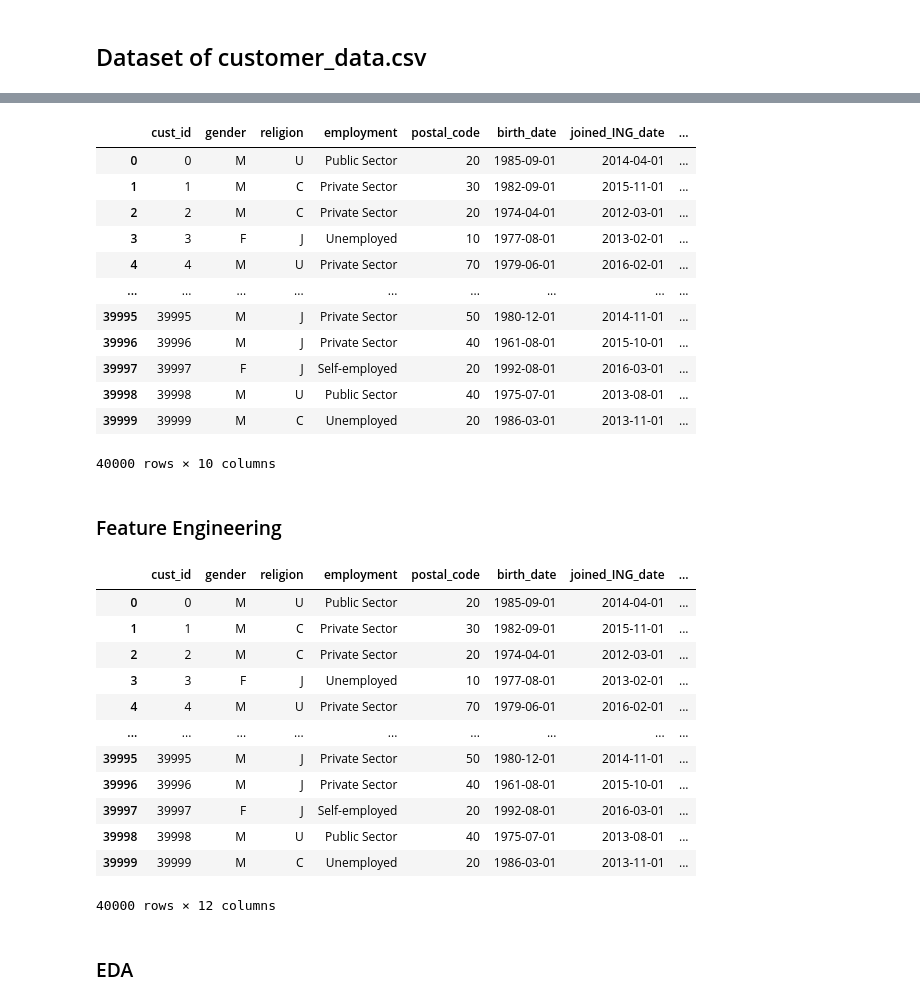
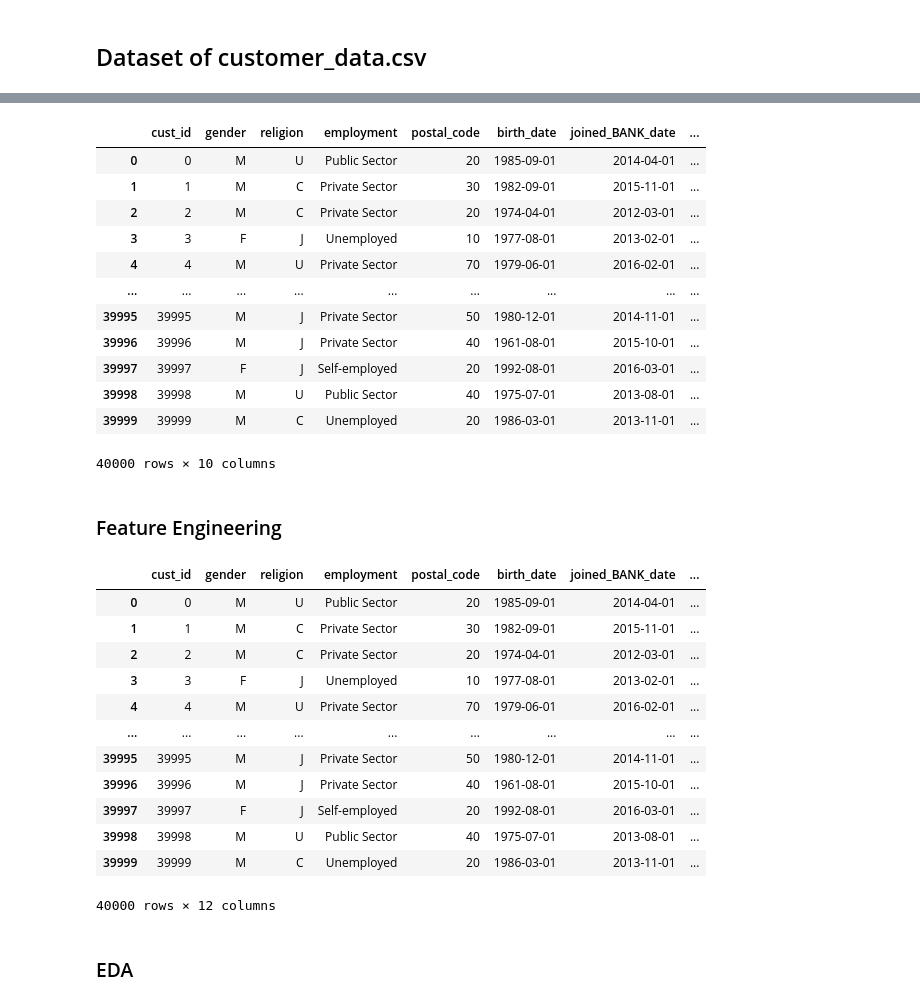
Before and after one commit to frkangul/rpaa-banking, a Jupyter notebook: jnotebooks/EDA_and_Feature_Engineering.ipynb, the cells around one changed output, grey strips where cells are left out. Saved outputs shown, nothing was run; the diff lists cells and outputs as text; code cells hidden in the pictures.

```diff
--- a/jnotebooks/EDA_and_Feature_Engineering.ipynb
+++ b/jnotebooks/EDA_and_Feature_Engineering.ipynb
@@ -343,12 +343,12 @@ customer_data
 # %%
 # Convert the 'date' column to datetime format for easier manipulation
 customer_data["birth_date"] = pd.to_datetime(customer_data["birth_date"])
-customer_data["joined_ING_date"] = pd.to_datetime(customer_data["joined_ING_date"])
+customer_data["joined_BANK_date"] = pd.to_datetime(customer_data["joined_BANK_date"])
 # %%
 customer_data = customer_data.merge(loan_data[["cust_id", "loan_date"]], how="left", on=["cust_id"])
 customer_data
 # %% [output]
-|  | cust_id | gender | religion | employment | postal_code | birth_date | joined_ING_date | ... |
+|  | cust_id | gender | religion | employment | postal_code | birth_date | joined_BANK_date | ... |
 | 0 | 0 | M | U | Public Sector | 20 | 1985-09-01 | 2014-04-01 | ... |
 | 1 | 1 | M | C | Private Sector | 30 | 1982-09-01 | 2015-11-01 | ... |
 | 2 | 2 | M | C | Private Sector | 20 | 1974-04-01 | 2012-03-01 | ... |
@@ -377,14 +377,14 @@ def calculate_relationship_length(joined_date, loan_date):
 # %%
 # Apply the functions to the DataFrame
 customer_data["age"] = customer_data.apply(lambda row: \
     calculate_age(row["birth_date"], row["loan_date"]), axis=1)
 customer_data["relationship_length"] = customer_data.apply(lambda row: \
-    calculate_age(row["joined_ING_date"], row["loan_date"]), axis=1)
+    calculate_age(row["joined_BANK_date"], row["loan_date"]), axis=1)
 
 # Print the first and last 5 rows to check the data
 customer_data
 # %% [output]
-|  | cust_id | gender | religion | employment | postal_code | birth_date | joined_ING_date | ... |
+|  | cust_id | gender | religion | employment | postal_code | birth_date | joined_BANK_date | ... |
 | 0 | 0 | M | U | Public Sector | 20 | 1985-09-01 | 2014-04-01 | ... |
 | 1 | 1 | M | C | Private Sector | 30 | 1982-09-01 | 2015-11-01 | ... |
 | 2 | 2 | M | C | Private Sector | 20 | 1974-04-01 | 2012-03-01 | ... |
```
Also changed, not shown: parts of 11 cells of this notebook, 8 other files.
